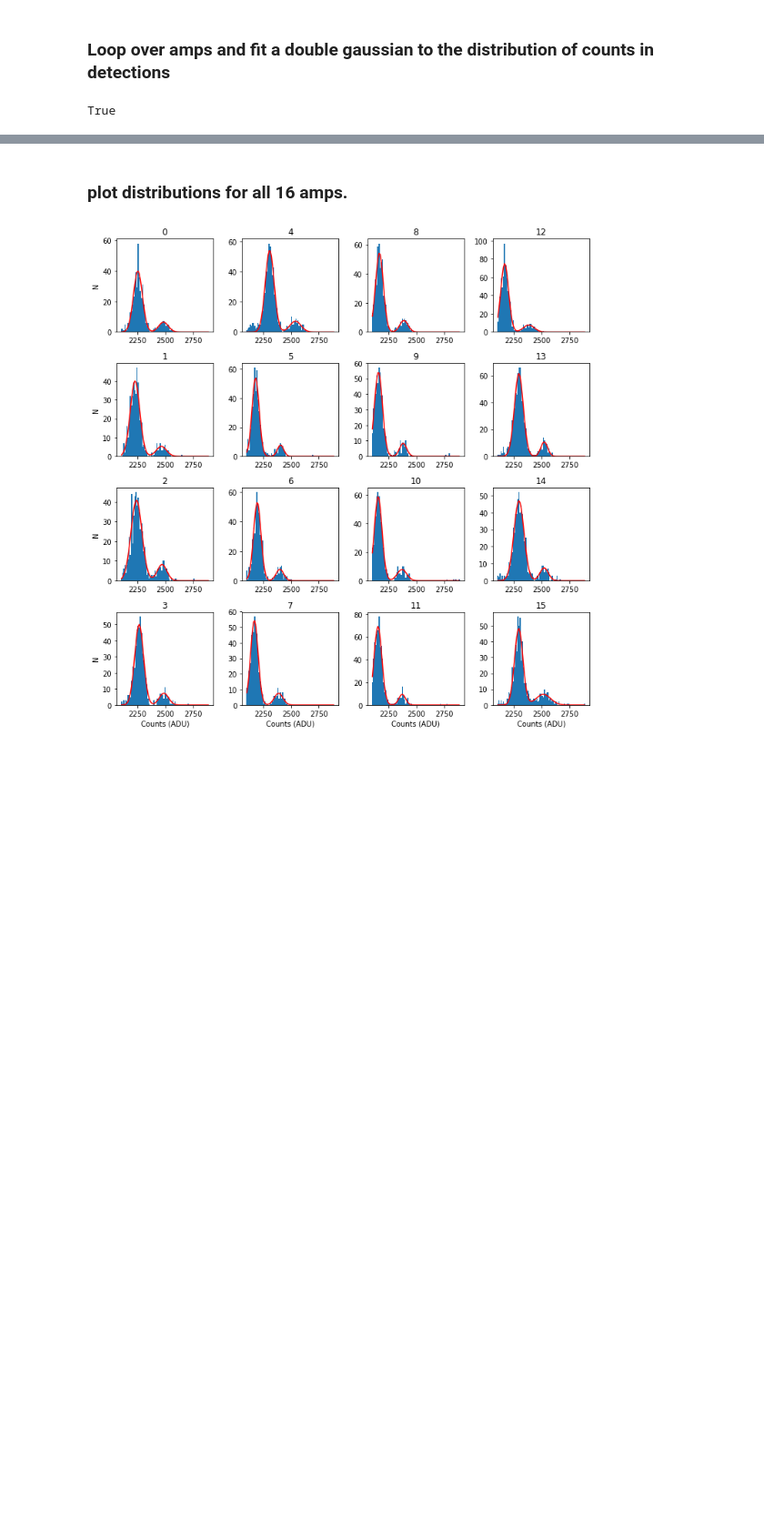
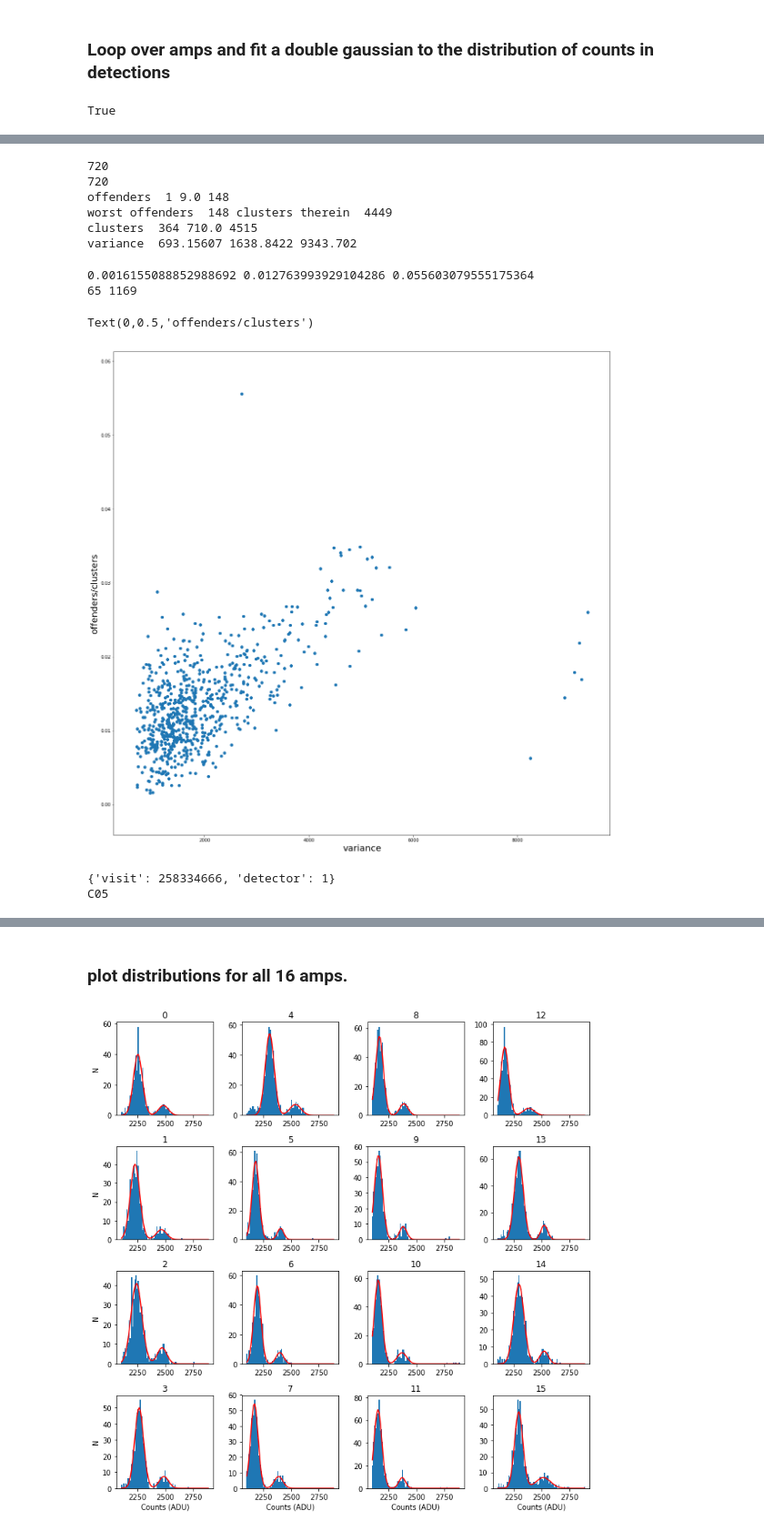
Before and after one commit to lsst/bootcamp-work, a Jupyter notebook: workspace/welcome_to_FE55_draft.ipynb, the cells around one changed output, grey strips where cells are left out. Shown at 91% size. Cells and saved outputs as stored; diff of their text form; code cells hidden in the pictures; blank space fills up the shorter version.

```diff
--- a/workspace/welcome_to_FE55_draft.ipynb
+++ b/workspace/welcome_to_FE55_draft.ipynb
@@ -188,0 +236,45 @@ True
+# %%
+print(len(fits))
+print(len(n_offenders))
+n_offenders = numpy.array(n_offenders)
+n_clusters = numpy.array(n_clusters)
+dId_per_amp = numpy.array(dId_per_amp)
+amp_names = numpy.array(amp_names)
+variance_list = numpy.array(variance_list)
+print('offenders ',n_offenders.min(),numpy.median(n_offenders),n_offenders.max())
+
+max_dex = numpy.argmax(n_offenders)
+print('worst offenders ',n_offenders[max_dex], 'clusters therein ',n_clusters[max_dex])
+print('clusters ',numpy.min(n_clusters),numpy.median(n_clusters),numpy.max(n_clusters))
+print('variance ',numpy.min(variance_list),numpy.median(variance_list),numpy.max(variance_list))
+# %% [output]
+720
+720
+offenders  1 9.0 148
+worst offenders  148 clusters therein  4449
+clusters  364 710.0 4515
+variance  693.15607 1638.8422 9343.702
+# %%
+ratio = n_offenders/n_clusters
+print(numpy.min(ratio),numpy.median(ratio),numpy.max(ratio))
+max_dex = numpy.argmax(ratio)
+print(n_offenders[max_dex], n_clusters[max_dex])
+# %% [output]
+0.0016155088852988692 0.012763993929104286 0.055603079555175364
+65 1169
+# %%
+plt.figure(figsize=(20,20))
+plt.scatter(variance_list,ratio)
+plt.xlabel('variance', fontsize=20)
+plt.ylabel('offenders/clusters', fontsize=20)
+# %% [output]
+Text(0,0.5,'offenders/clusters')
+[figure, added]
+# %%
+worst_dId = dId_per_amp[max_dex]
+worst_amp = amp_names[max_dex]
+print(worst_dId)
+print(worst_amp)
+# %% [output]
+{'visit': 258334666, 'detector': 1}
+C05
```
Also changed, not shown: parts of 7 cells of this notebook.
